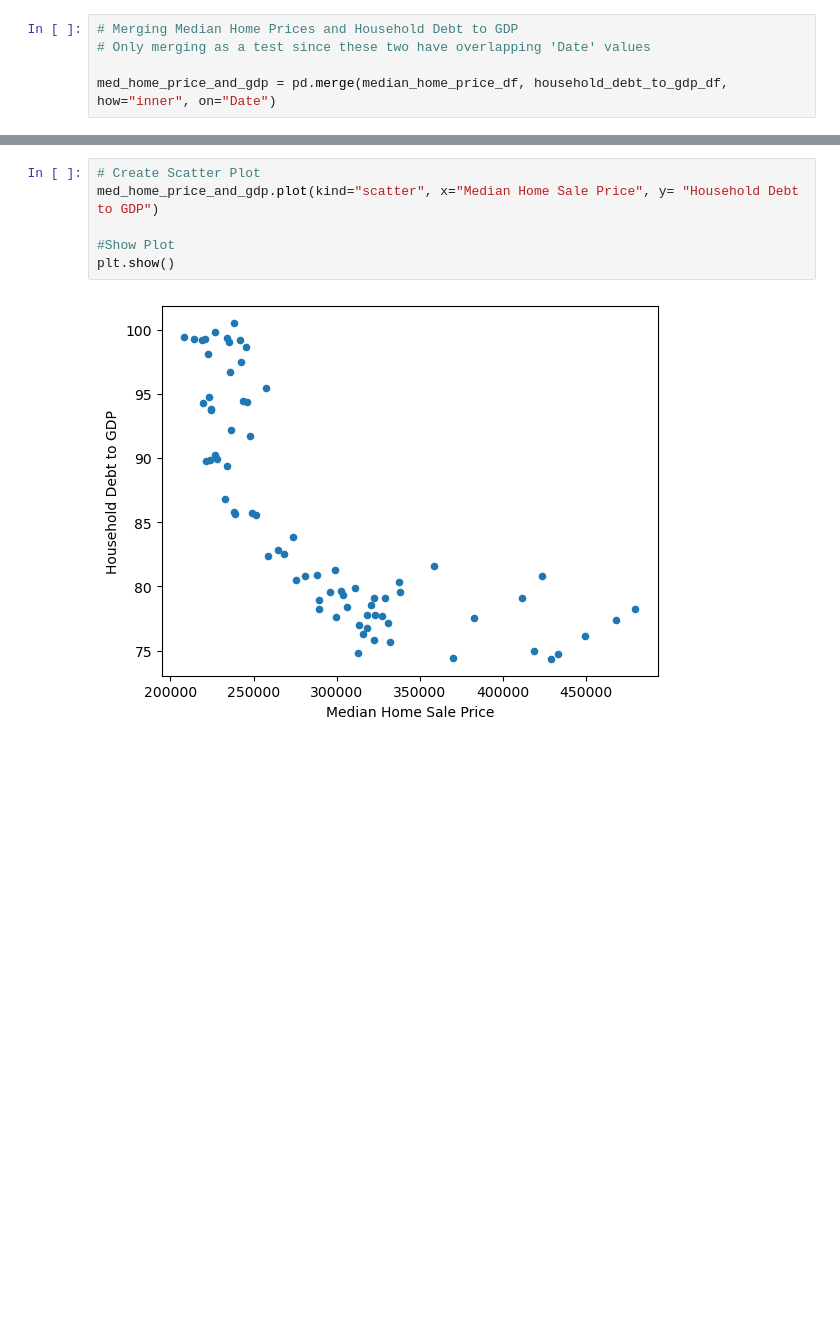
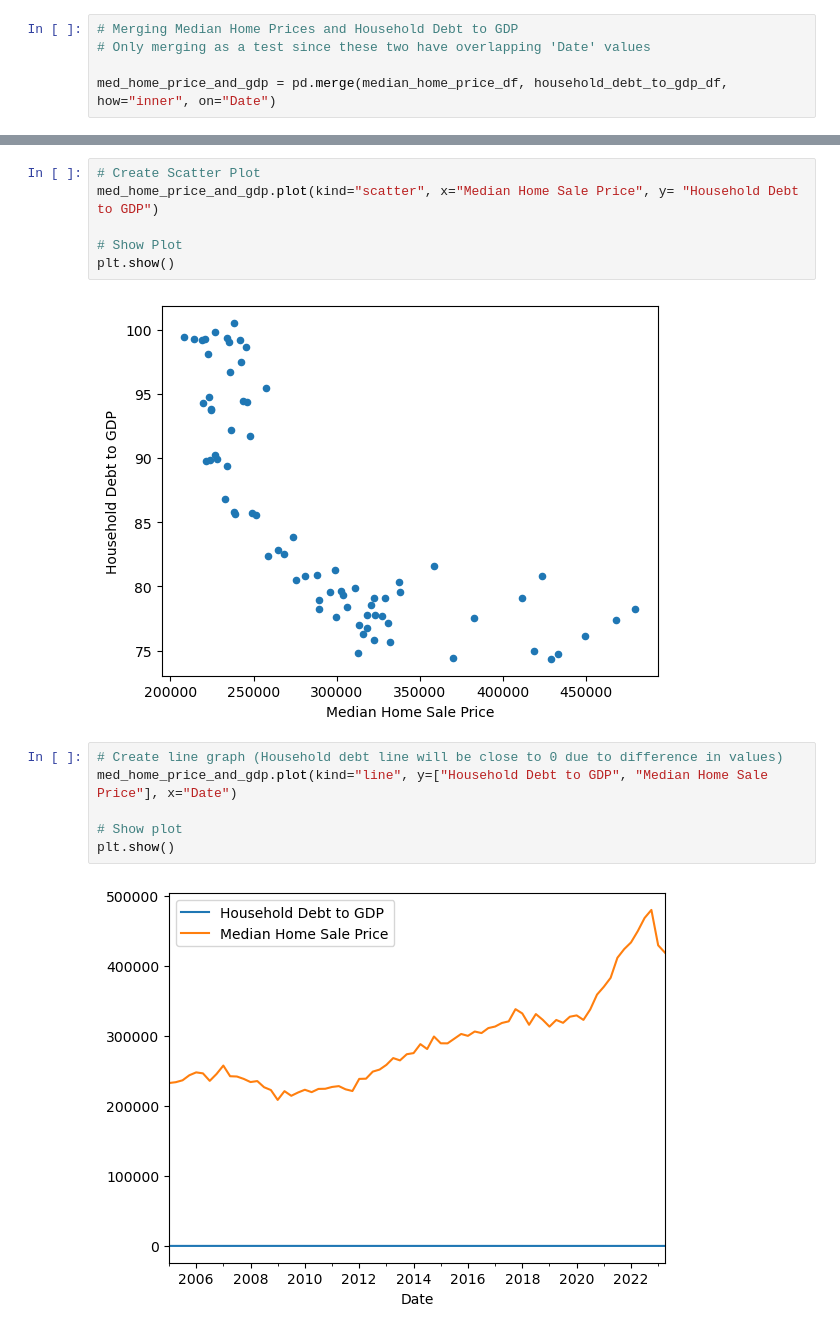
Before and after one commit to njlanger/Project1_Grp3, a Jupyter notebook: input_data/raw_fred_data.ipynb, the cells around one changed output, grey strips where cells are left out. Drawn from its saved outputs; the diff is of its cells as text; blank space fills up the shorter version.

Commit message:
added test graph

```diff
--- a/input_data/raw_fred_data.ipynb
+++ b/input_data/raw_fred_data.ipynb
@@ -254,7 +255,15 @@ med_home_price_and_gdp
 # Create Scatter Plot
 med_home_price_and_gdp.plot(kind="scatter", x="Median Home Sale Price", y= "Household Debt to GDP")
 
-#Show Plot
+# Show Plot
 plt.show()
 # %% [output]
 [figure]
+# %%
+# Create line graph (Household debt line will be close to 0 due to difference in values)
+med_home_price_and_gdp.plot(kind="line", y=["Household Debt to GDP", "Median Home Sale Price"], x="Date")
+
+# Show plot
+plt.show()
+# %% [output]
+[figure, added]
```
Also changed, not shown: parts of 3 cells of this notebook.
